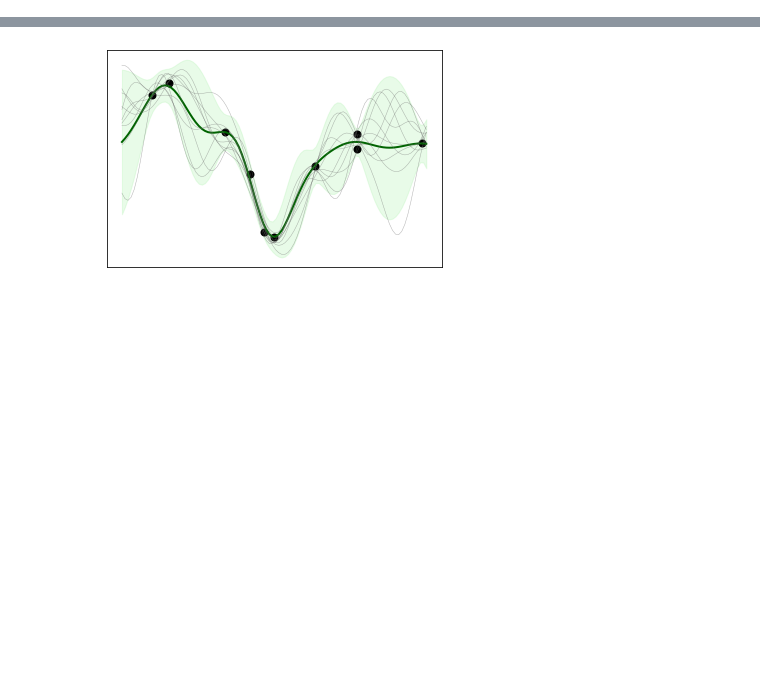
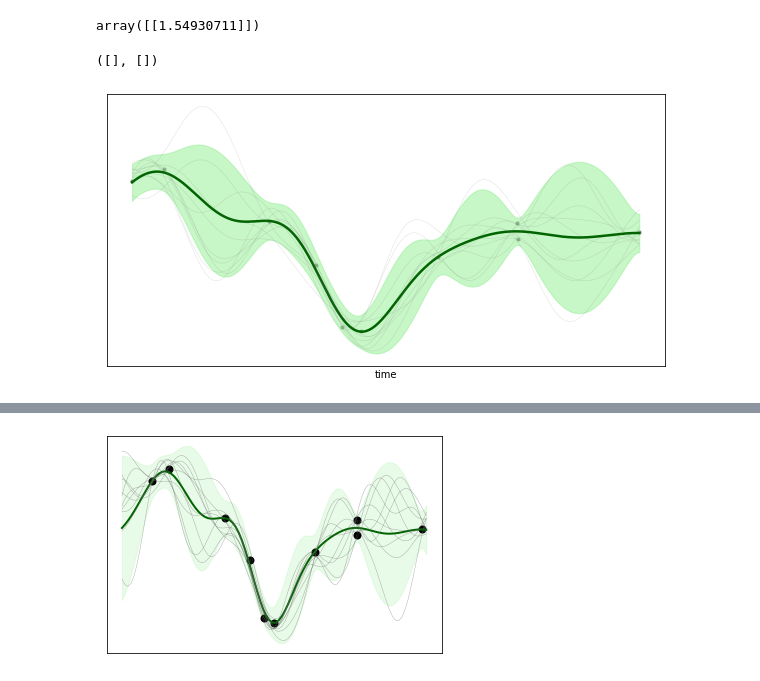
Before and after one commit to omicsEye/waveome, a Jupyter notebook: kernel_learning/gpflow_basic.ipynb, the cells around one changed output, grey strips where cells are left out. Drawn from its saved outputs; the diff is of its cells as text; code cells hidden in the pictures; blank space fills up the shorter version.

```diff
--- a/kernel_learning/gpflow_basic.ipynb
+++ b/kernel_learning/gpflow_basic.ipynb
@@ -59,3 +76,16 @@ To enable them in other operations, rebuild TensorFlow with the appropriate comp
+# %%
+m2 = gpflow.models.GPR(data=(X, Y), kernel=gpflow.kernels.SquaredExponential())
+
+calc_bhattacharyya_dist(m, m2, X)
+# %% [output]
+array([[1.54930711]])
+# %%
+gp_predict_fun(m, 0, 0, col_names=['time'])
+plt.xticks([])
+plt.yticks([])
+# %% [output]
+([], [])
+[figure, added]
 # %%
 xx = np.linspace(0, 10, 100).reshape(100, 1)  # test points must be of shape (N, D)
 
```
Also changed, not shown: parts of 25 cells of this notebook, 1 other file.
